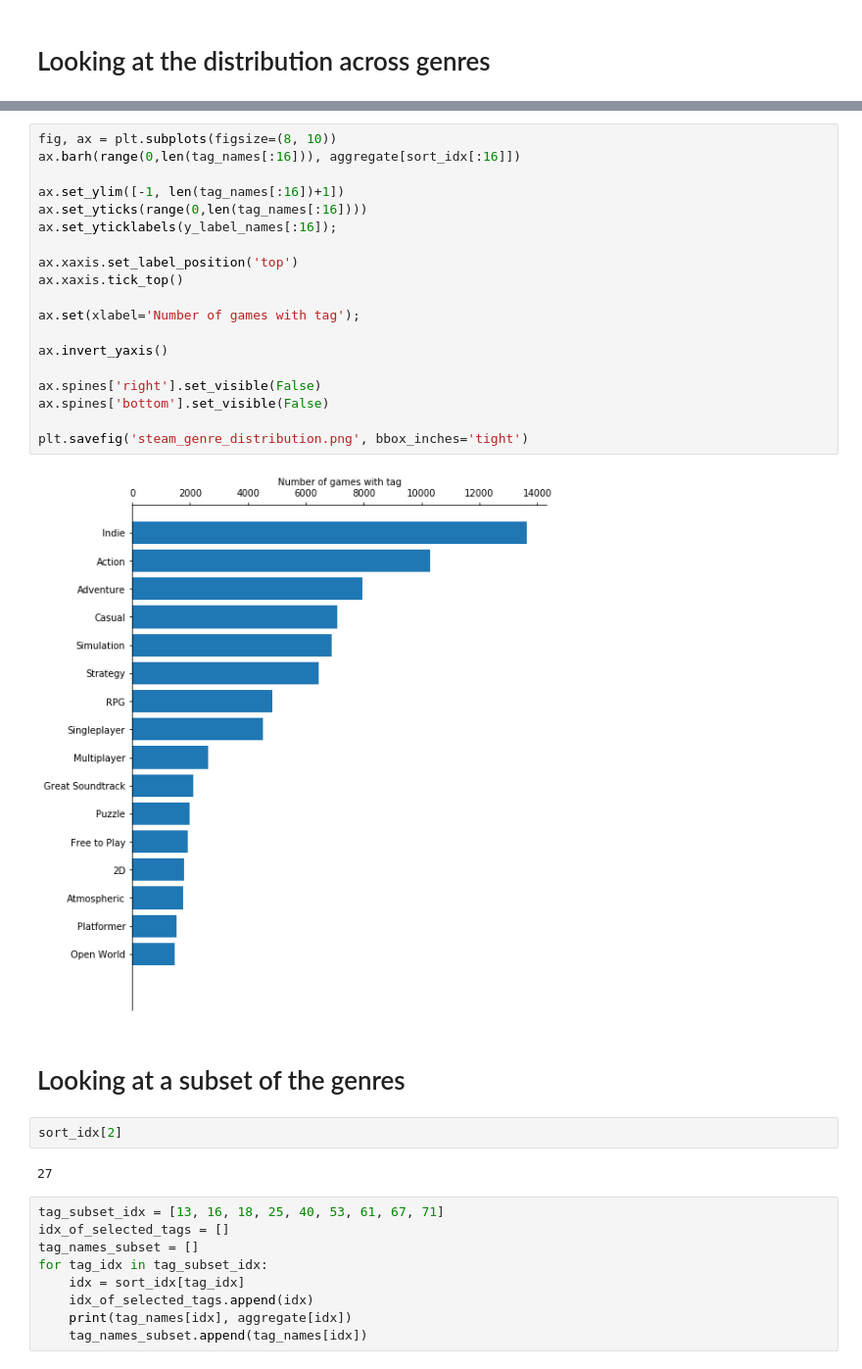
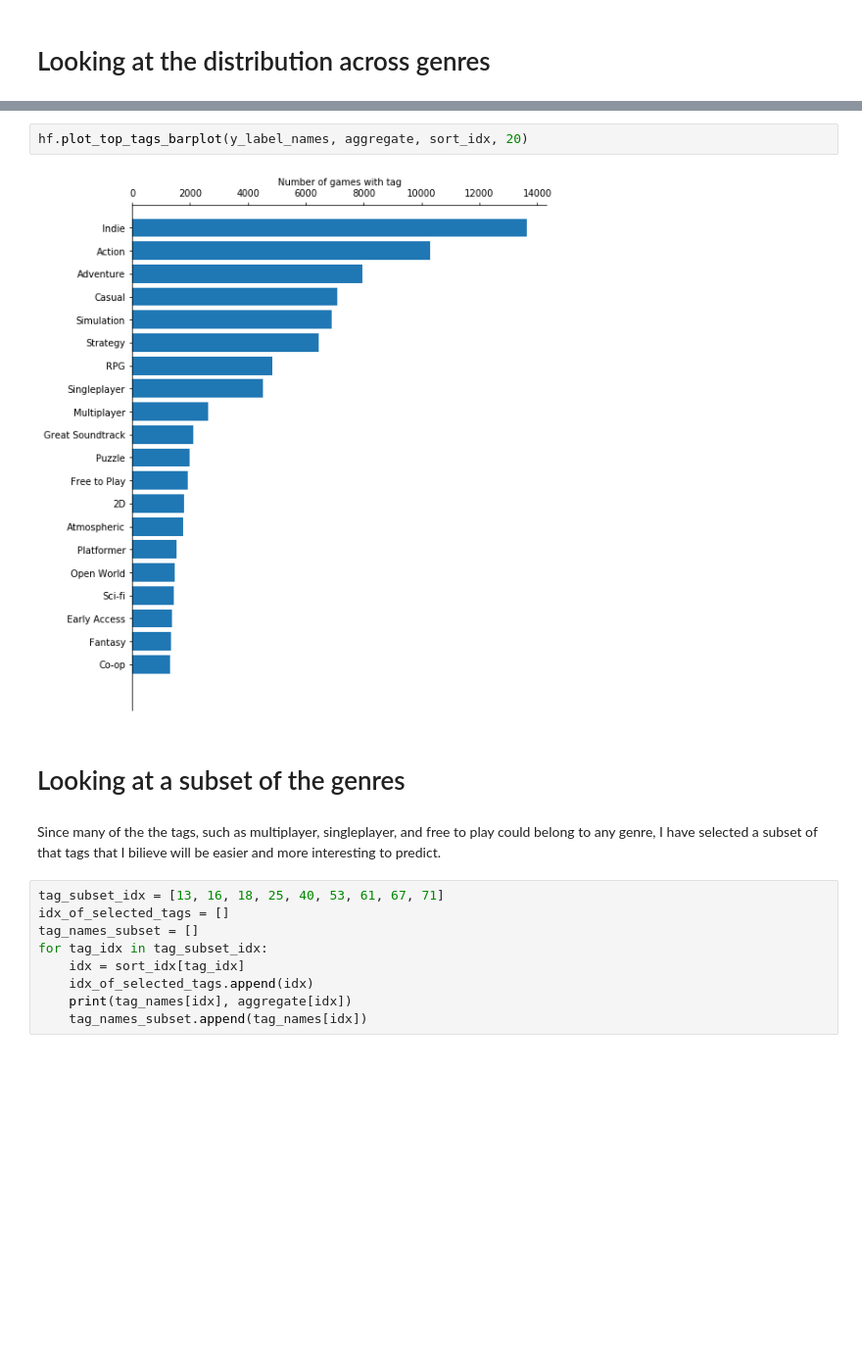
Before and after one commit to mikkelhartmann/arcade_trail, a Jupyter notebook: processing_steam_data.ipynb, the cells around one changed output, grey strips where cells are left out. Shown at 98% size. Cells and saved outputs as stored; diff of their text form; blank space fills up the shorter version.

Commit message:
Cleaned up the notebook a bit. Function for plotting are now included in their own py file. Also wrote a function that prepares a string for the neural network

```diff
--- a/processing_steam_data.ipynb
+++ b/processing_steam_data.ipynb
@@ -94,30 +72,11 @@ for idx, sorted_idx in enumerate(sort_idx):
-# %%
-fig, ax = plt.subplots(figsize=(8, 10))
-ax.barh(range(0,len(tag_names[:16])), aggregate[sort_idx[:16]])
-
-ax.set_ylim([-1, len(tag_names[:16])+1])
-ax.set_yticks(range(0,len(tag_names[:16])))
-ax.set_yticklabels(y_label_names[:16]);
-
-ax.xaxis.set_label_position('top')
-ax.xaxis.tick_top()
-
-ax.set(xlabel='Number of games with tag');
-
-ax.invert_yaxis()
-
-ax.spines['right'].set_visible(False)
-ax.spines['bottom'].set_visible(False)
-
-plt.savefig('steam_genre_distribution.png', bbox_inches='tight')
-# %% [output]
-[figure, removed]
+# %%
+hf.plot_top_tags_barplot(y_label_names, aggregate, sort_idx, 20)
+# %% [output]
+[figure, added]
 # %% [markdown]
 # Looking at a subset of the genres
-# %%
-sort_idx[2]
-# %% [output]
-27
+# %% [markdown]
+Since many of the the tags, such as multiplayer, singleplayer, and free to play could belong to any genre, I have selected a subset of that tags that I bilieve will be easier and more interesting to predict.
 # %%
 tag_subset_idx = [13, 16, 18, 25, 40, 53, 61, 67, 71]
 idx_of_selected_tags = []
```
Also changed, not shown: parts of 43 cells of this notebook.
